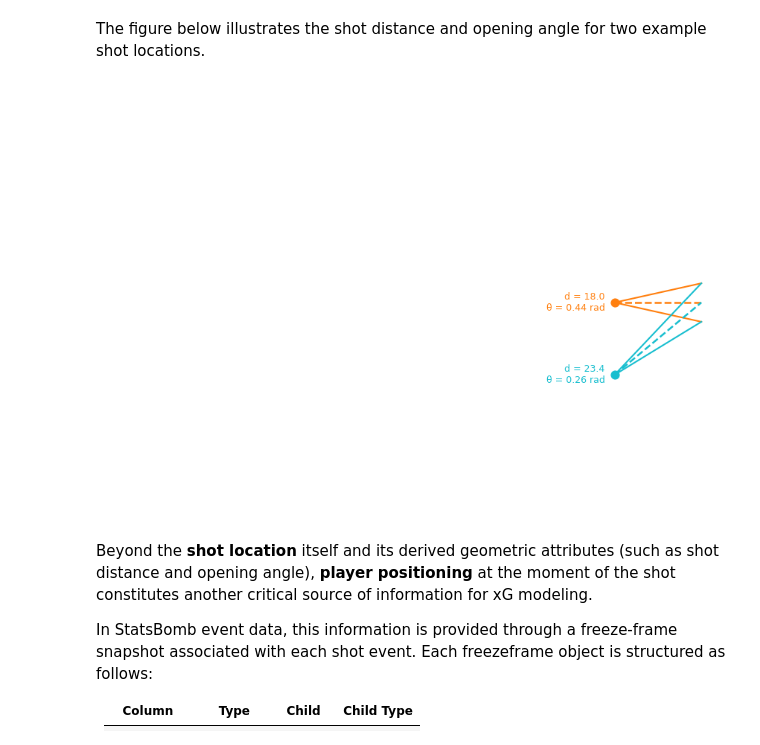
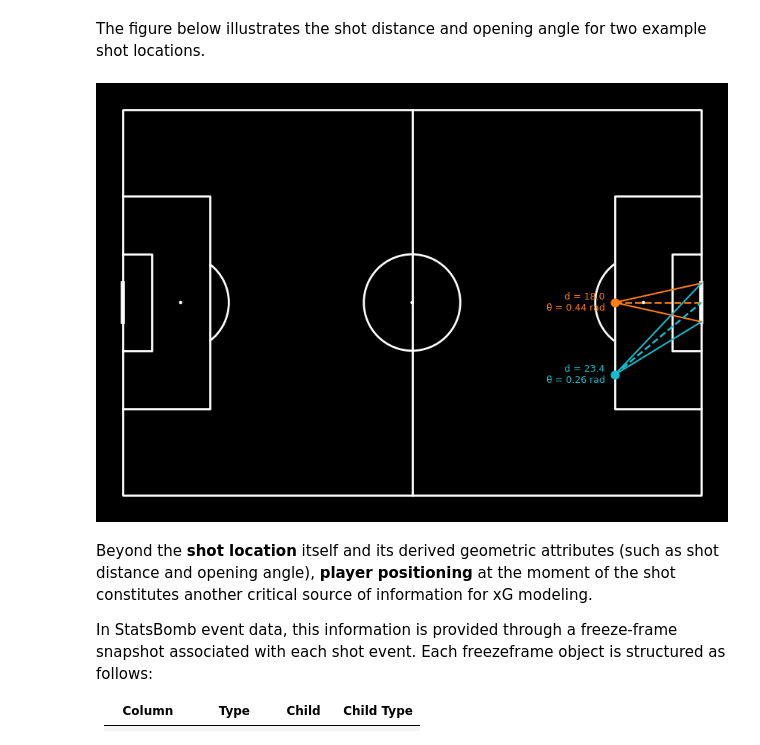
Before and after one commit to yizhan-tech/project_kick, a Jupyter notebook: football_metrics/xG/xG.ipynb, the cells around one changed output. Saved outputs shown, nothing was run; the diff lists cells and outputs as text; code cells hidden in the pictures.

```diff
--- a/football_metrics/xG/xG.ipynb
+++ b/football_metrics/xG/xG.ipynb
@@ -139,14 +139,15 @@ colors = ["tab:orange", "tab:cyan"]
 
 pitch = Pitch(
     pitch_type="statsbomb",
-    pitch_color="none",
+    pitch_color="black",     # ← black pitch background
     line_color="white",
 )
 
 fig, ax = pitch.draw(figsize=(10, 6))
 
-fig.patch.set_alpha(0)
-ax.set_facecolor("none")
+# Figure and axes background
+fig.patch.set_facecolor("black")
+ax.set_facecolor("black")
 
 goal_center = np.array([GOAL_X, GOAL_CENTER_Y])
 top_post = np.array([GOAL_X, GOAL_TOP_POST_Y])
@@ -171,34 +172,34 @@ for shot, color in zip(shots, colors):
         [shot[0], top_post[0]],
         [shot[1], top_post[1]],
         color=color,
         linewidth=1.5,
         zorder=3,
     )
     ax.plot(
         [shot[0], bottom_post[0]],
         [shot[1], bottom_post[1]],
         color=color,
         linewidth=1.5,
         zorder=3,
     )
 
     d = shot_distance(*shot)
     a = shot_angle(*shot)
 
     ax.text(
         shot[0] - 2,
         shot[1],
         f"d = {d:.1f}\nθ = {a:.2f} rad",
         fontsize=9,
         color=color,
         ha="right",
         va="center",
         zorder=7,
     )
 
 plt.show()
 # %% [output]
-[figure, old version]
+[figure, new version]
 # %% [markdown]
 Beyond the **shot location** itself and its derived geometric attributes (such as shot distance and opening angle), **player positioning** at the moment of the shot constitutes another critical source of information for xG modeling.
 
```
Also changed, not shown: parts of 4 cells of this notebook.
